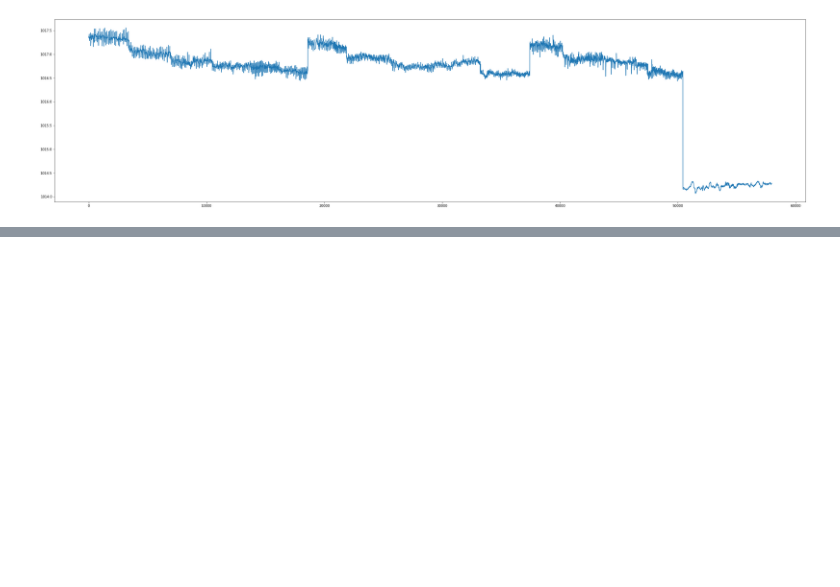
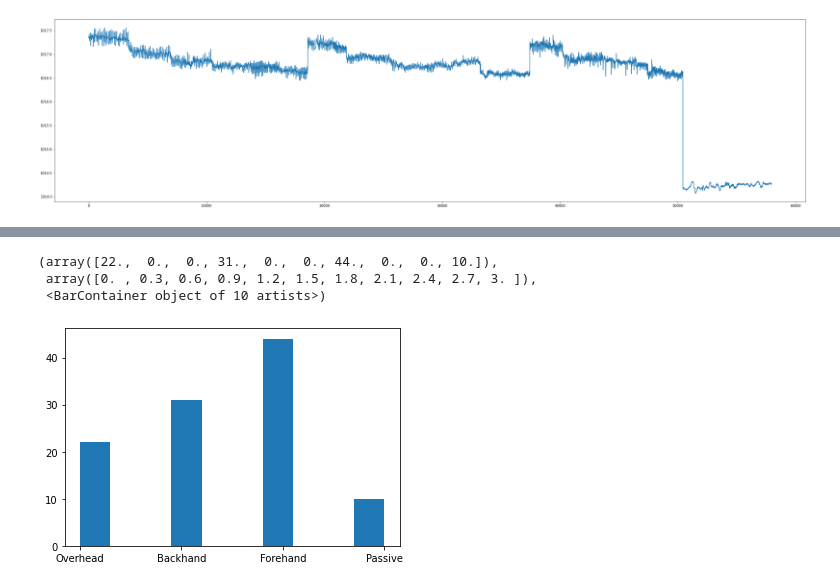
Before and after one commit to CodyRichter/Compsci-528-DeFault-Data-Classification, a Jupyter notebook: ParseSensorData.ipynb, the cells around one changed output, grey strips where cells are left out. Cells and saved outputs as stored; diff of their text form; code cells hidden in the pictures; blank space fills up the shorter version.

```diff
--- a/ParseSensorData.ipynb
+++ b/ParseSensorData.ipynb
@@ -299,0 +393,16 @@ plt.plot(list(range(len(activity_label_bar))), bar_mag)
+# %%
+import random
+
+temp = list(zip(featureMatrix, activity_label_acc))
+random.shuffle(temp)
+featureMatrix, activity_label_acc = zip(*temp)
+# res1 and res2 come out as tuples, and so must be converted to lists.
+featureMatrix, activity_label_acc = list(featureMatrix), list(activity_label_acc)
+
+# 80-20 split
+split_idx = int(len(activity_label_acc)*0.8)
+train_x = featureMatrix[0:split_idx]
+train_y = activity_label_acc[0:split_idx]
+
+test_x = featureMatrix[split_idx : len(activity_label_acc)]
+test_y = activity_label_acc[split_idx : len(activity_label_acc)]
@@ -299,0 +422,7 @@ plt.plot(list(range(len(activity_label_bar))), bar_mag)
+# %%
+plt.hist(test_y)
+# %% [output]
+(array([22.,  0.,  0., 31.,  0.,  0., 44.,  0.,  0., 10.]),
+ array([0. , 0.3, 0.6, 0.9, 1.2, 1.5, 1.8, 2.1, 2.4, 2.7, 3. ]),
+ <BarContainer object of 10 artists>)
+[figure, added]
```
Also changed, not shown: parts of 25 cells of this notebook.
